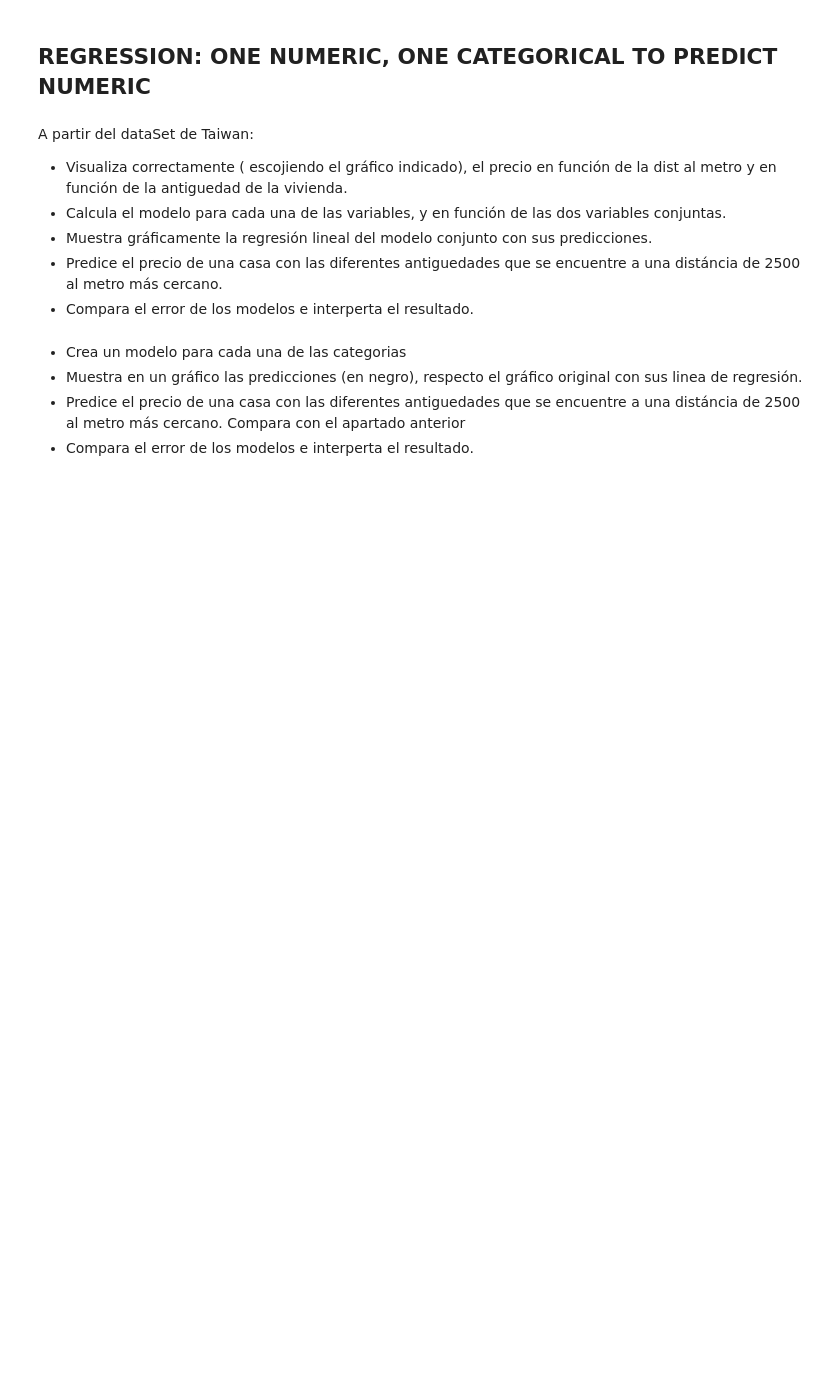
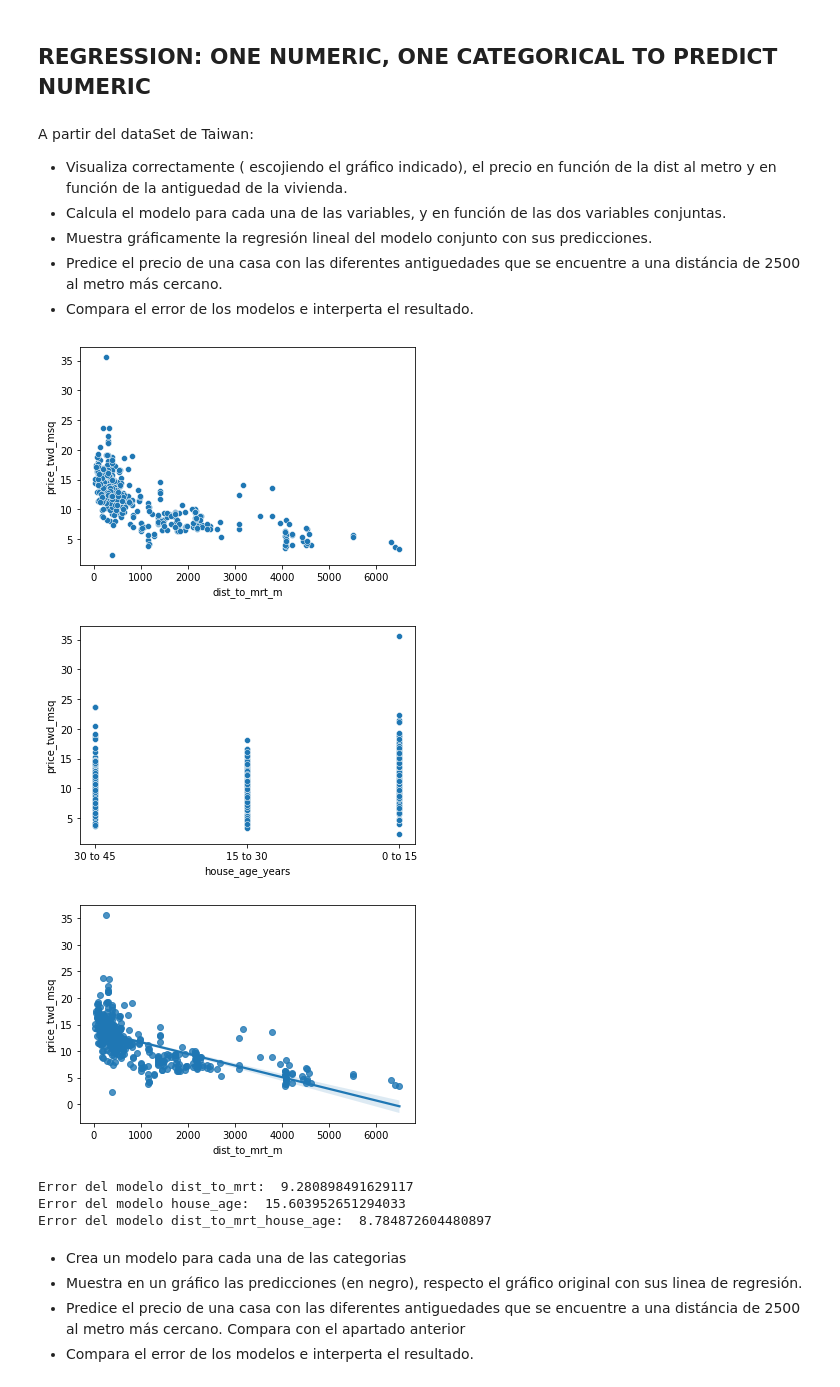
Before and after one commit to gcfp/M03, a Jupyter notebook: actividad-taiwan/MultRegression_Alum.ipynb, the cells around one changed output. Drawn from its saved outputs; the diff is of its cells as text; code cells hidden in the pictures; blank space fills up the shorter version.

```diff
--- a/actividad-taiwan/MultRegression_Alum.ipynb
+++ b/actividad-taiwan/MultRegression_Alum.ipynb
@@ -10,5 +10,48 @@ A partir del dataSet de Taiwan:
 * Predice el precio de una casa con las diferentes antiguedades que se encuentre a una distáncia de 2500 al metro más cercano.
 * Compara el error de los modelos e interperta el resultado.
+# %%
+import pandas as pd
+import numpy as np
+import matplotlib.pyplot as plt
+import seaborn as sns
+from statsmodels.formula.api import ols
+
+# Los campos de taiwan.csv son: dist_to_mrt_m,n_convenience,house_age_years,price_twd_msq
+# Cargar datos
+taiwan_df = pd.read_csv("taiwan.csv")
+
+# Visualizar precio en función de la distancia al metro
+sns.scatterplot(x="dist_to_mrt_m", y="price_twd_msq", data=taiwan_df)
+plt.show()
+
+# Visualizamos el precio en función de la antigüedad de la vivienda
+sns.scatterplot(x="house_age_years", y="price_twd_msq", data=taiwan_df)
+plt.show()
+
+# Calcula el modelo para cada una de las variables, y en función de las dos variables conjuntas.
+dist_to_mrt = ols(formula="price_twd_msq ~ dist_to_mrt_m", data=taiwan_df).fit()
+house_age = ols(formula="price_twd_msq ~ house_age_years", data=taiwan_df).fit()
+dist_to_mrt_house_age = ols(formula="price_twd_msq ~ dist_to_mrt_m + house_age_years", data=taiwan_df).fit()
+
+# Muestra gráficamente la regresión lineal del modelo conjunto con sus predicciones.
+sns.regplot(x="dist_to_mrt_m", y="price_twd_msq", data=taiwan_df)
+plt.show()
+
+# Predice el precio de una casa con las diferentes antiguedades que se encuentre a una distáncia de 2500 al metro más cercano.
+predicted_data = pd.DataFrame({'dist_to_mrt_m': [2500]*len(taiwan_df['house_age_years'].unique()), 'house_age_years': taiwan_df['house_age_years'].unique()})
+dist_to_mrt_house_age.predict(predicted_data)
+
+# Compara el error de los modelos e interperta el resultado.
+print("Error del modelo dist_to_mrt: ", dist_to_mrt.mse_resid)
+print("Error del modelo house_age: ", house_age.mse_resid)
+print("Error del modelo dist_to_mrt_house_age: ", dist_to_mrt_house_age.mse_resid)
+# %% [output]
+[figure, added]
+[figure, added]
+[figure, added]
+Error del modelo dist_to_mrt:  9.280898491629117
+Error del modelo house_age:  15.603952651294033
+Error del modelo dist_to_mrt_house_age:  8.784872604480897
 # %% [markdown]
 
 
```
Also changed, not shown: parts of 5 cells of this notebook.
